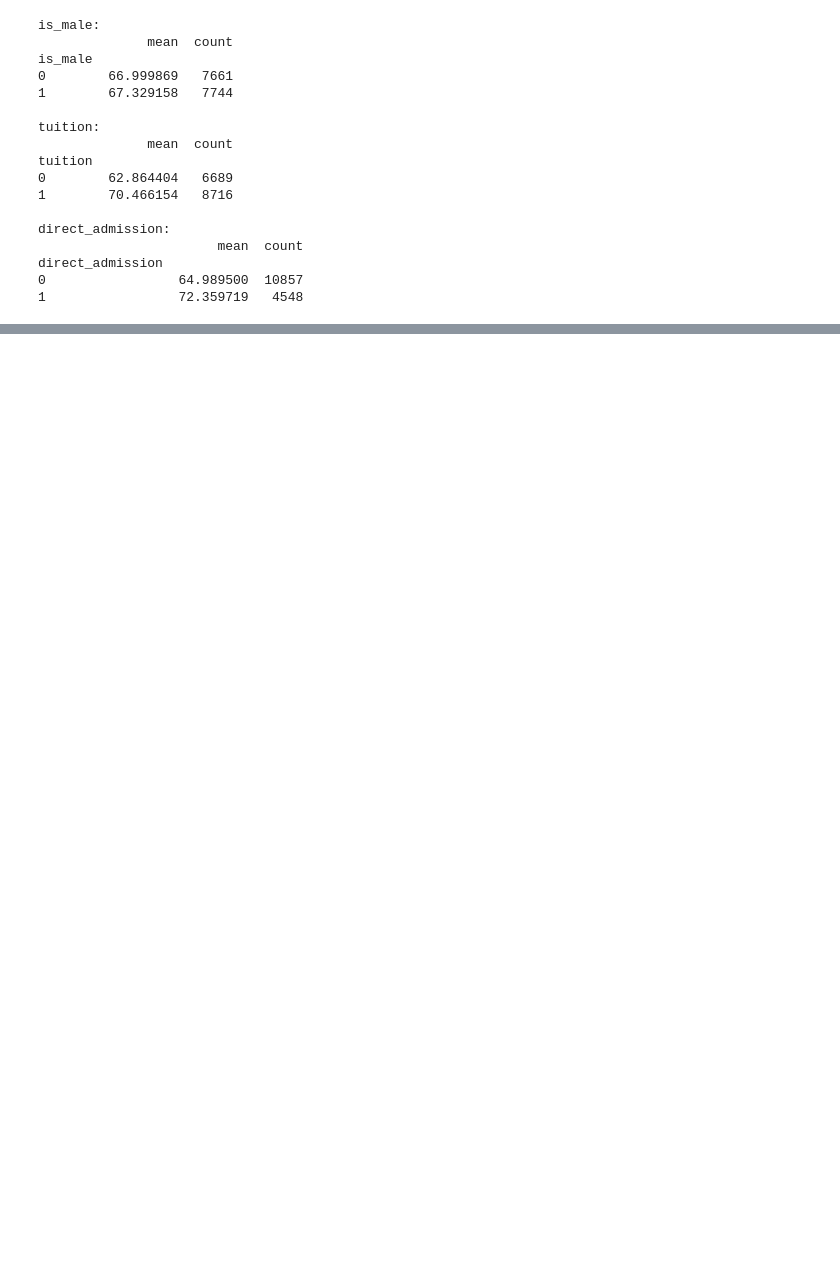
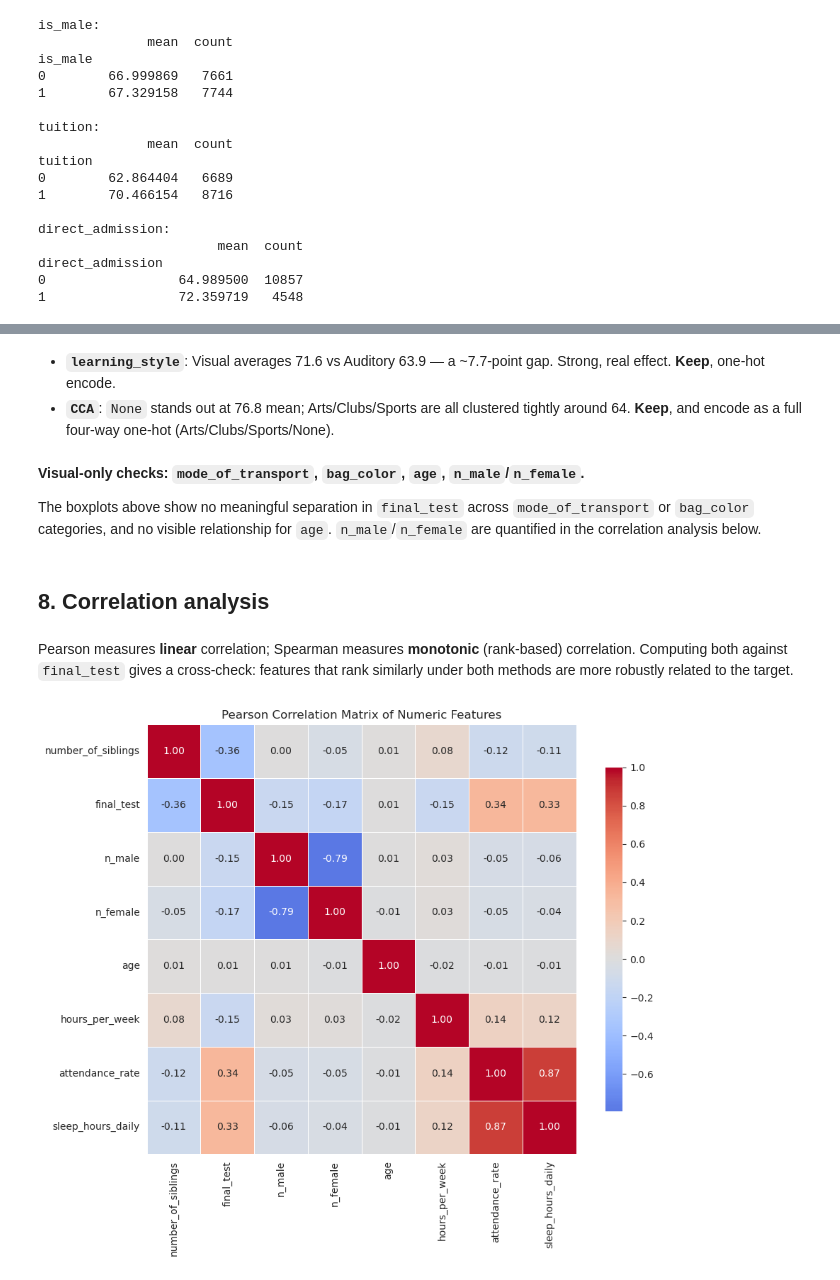
Before and after one commit to Marcooos05/AIAP-Foundation-Module-3-Self-Prac, a Jupyter notebook: eda.ipynb, the cells around one changed output, grey strips where cells are left out. Saved outputs shown, nothing was run; the diff lists cells and outputs as text; code cells hidden in the pictures; blank space fills up the shorter version.

```diff
--- a/eda.ipynb
+++ b/eda.ipynb
@@ -460,3 +373,0 @@ Name: final_test, dtype: float64
-# %%
-# Drop the 'block' and 'street_name' columns
-df = df.drop(columns=['block', 'street_name'])
@@ -514,0 +396,24 @@ Test set shape: (8447, 9) (8447,)
+# %% [markdown]
+- **`learning_style`**: Visual averages 71.6 vs Auditory 63.9 — a ~7.7-point gap. Strong, real effect. **Keep**, one-hot encode.
+- **`CCA`**: `None` stands out at 76.8 mean; Arts/Clubs/Sports are all clustered tightly around 64. **Keep**, and encode as a full four-way one-hot (Arts/Clubs/Sports/None).
+# %% [markdown]
+**Visual-only checks: `mode_of_transport`, `bag_color`, `age`, `n_male`/`n_female`.**
+
+The boxplots above show no meaningful separation in `final_test` across `mode_of_transport` or `bag_color` categories, and no visible relationship for `age`. `n_male`/`n_female` are quantified in the correlation analysis below.
+# %% [markdown]
+## 8. Correlation analysis
+# %% [markdown]
+Pearson measures **linear** correlation; Spearman measures **monotonic** (rank-based) correlation. Computing both against `final_test` gives a cross-check: features that rank similarly under both methods are more robustly related to the target.
+# %%
+numeric_cols = df.select_dtypes(include='number').columns.drop('index', errors='ignore')
+
+corr_pearson = df[numeric_cols].corr(method='pearson')
+
+plt.figure(figsize=(10, 8))
+sns.heatmap(corr_pearson, annot=True, fmt='.2f', cmap='coolwarm', center=0,
+            square=True, linewidths=0.5, cbar_kws={'shrink': 0.8})
+plt.title('Pearson Correlation Matrix of Numeric Features')
+plt.tight_layout()
+plt.show()
+# %% [output]
+[figure, added]
```
Also changed, not shown: parts of 78 cells of this notebook.
